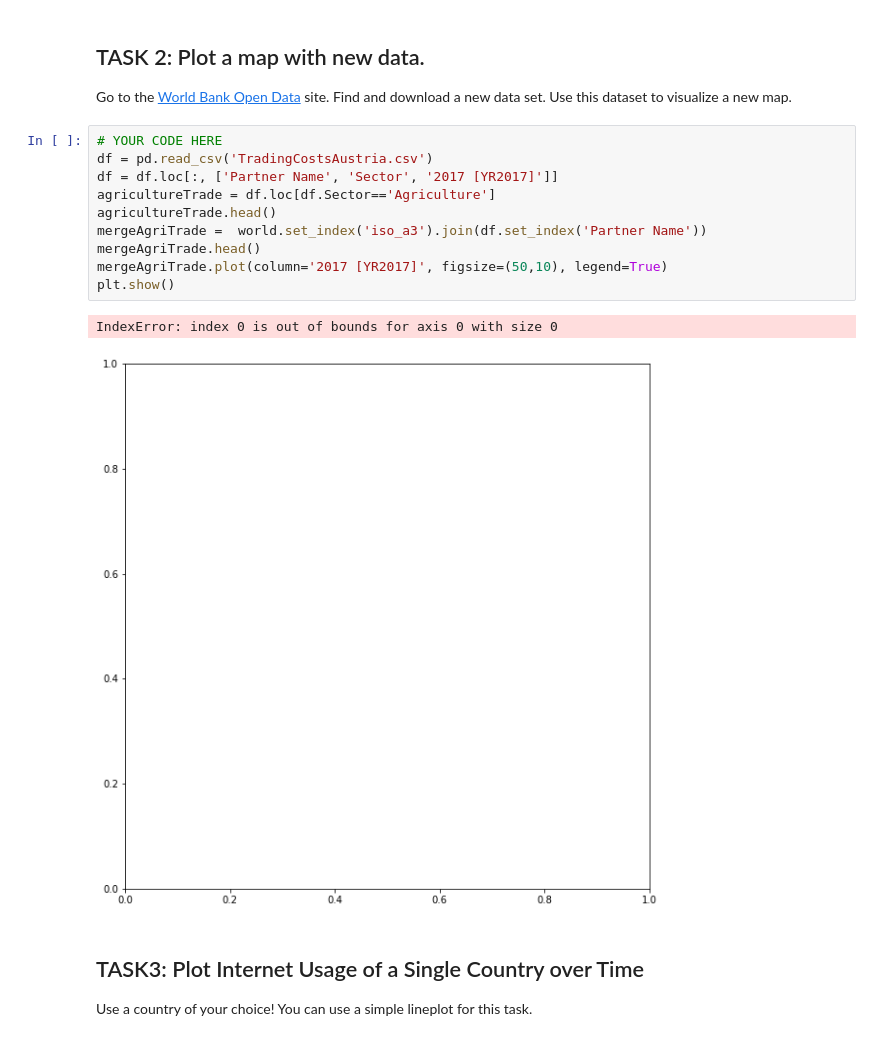
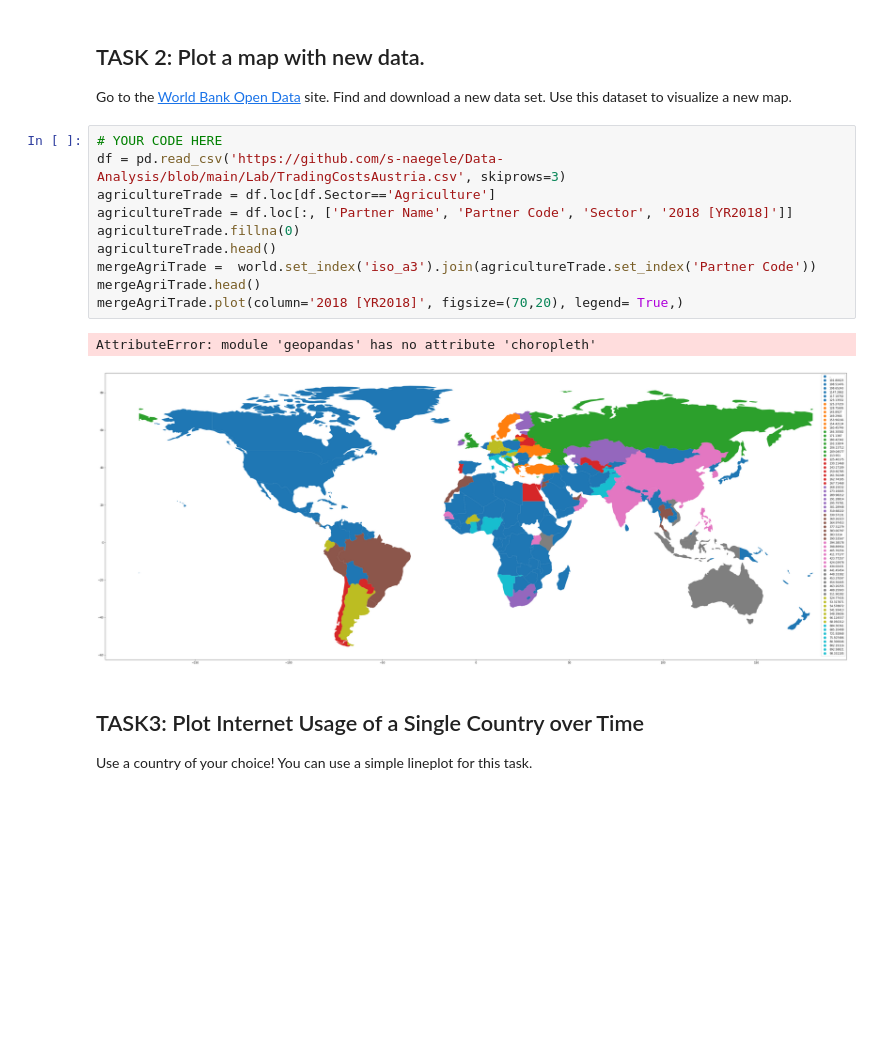
Before and after one commit to s-naegele/Data-Analysis, a Jupyter notebook: Lab/02_Maps.ipynb, the cells around one changed output. Cells and saved outputs as stored; diff of their text form; blank space fills up the shorter version.

```diff
--- a/Lab/02_Maps.ipynb
+++ b/Lab/02_Maps.ipynb
@@ -236,17 +236,17 @@ plt.show()
 Go to the [World Bank Open Data](https://data.worldbank.org/) site. Find and download a new data set. Use this dataset to visualize a new map.
 # %%
 # YOUR CODE HERE
-df = pd.read_csv('TradingCostsAustria.csv')
-df = df.loc[:, ['Partner Name', 'Sector', '2017 [YR2017]']]
+df = pd.read_csv('https://github.com/s-naegele/Data-Analysis/blob/main/Lab/TradingCostsAustria.csv', skiprows=3)
 agricultureTrade = df.loc[df.Sector=='Agriculture']
+agricultureTrade = df.loc[:, ['Partner Name', 'Partner Code', 'Sector', '2018 [YR2018]']]
+agricultureTrade.fillna(0)
 agricultureTrade.head()
-mergeAgriTrade =  world.set_index('iso_a3').join(df.set_index('Partner Name'))
+mergeAgriTrade =  world.set_index('iso_a3').join(agricultureTrade.set_index('Partner Code'))
 mergeAgriTrade.head()
-mergeAgriTrade.plot(column='2017 [YR2017]', figsize=(50,10), legend=True)
-plt.show()
+mergeAgriTrade.plot(column='2018 [YR2018]', figsize=(70,20), legend= True,)
 # %% [output]
-IndexError: index 0 is out of bounds for axis 0 with size 0
+AttributeError: module 'geopandas' has no attribute 'choropleth'
-[figure, old version]
+[figure, new version]
 # %% [markdown]
 ## TASK3: Plot Internet Usage of a Single Country over Time
 Use a country of your choice! You can use a simple lineplot for this task.
```
